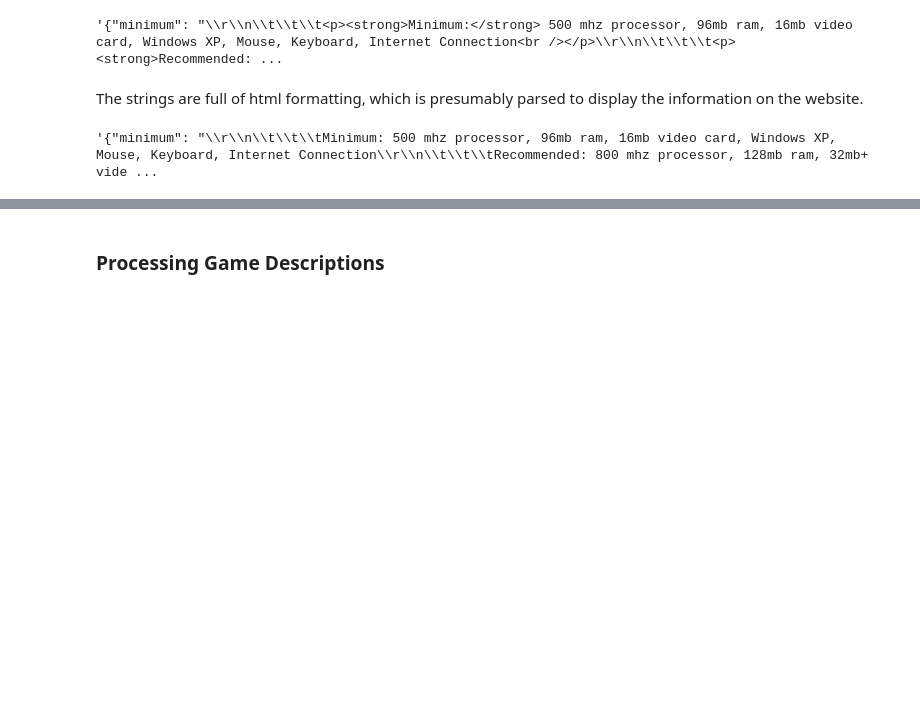
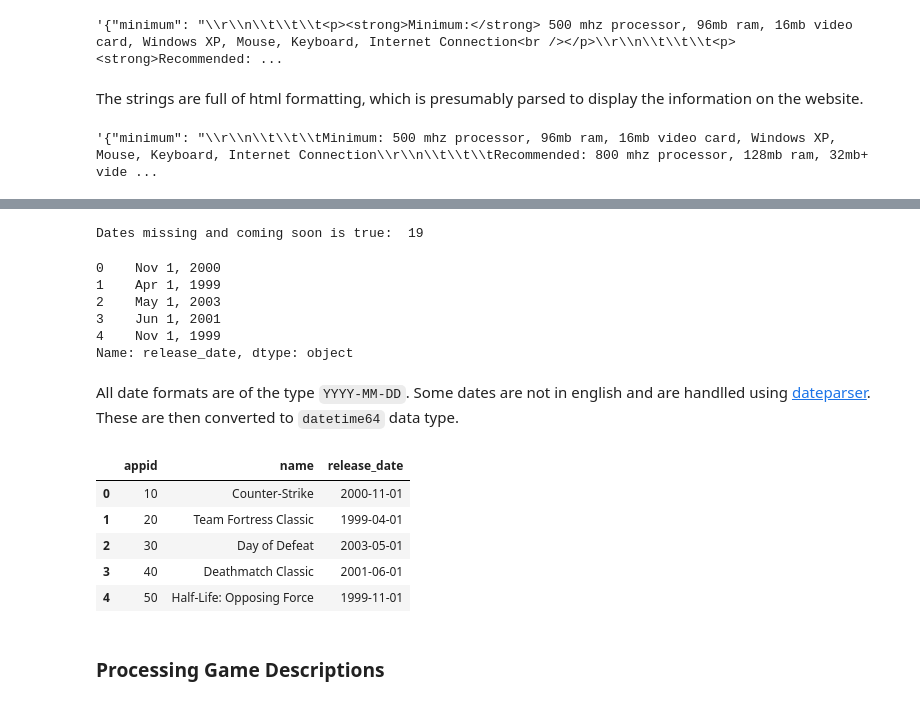
Before and after one commit to DataForgeOpenAIHub/Steam-Sales-Analysis, a Jupyter notebook: steam_sales/notebooks/steam_data_cleaning.ipynb, the cells around one changed output, grey strips where cells are left out. Saved outputs shown, nothing was run; the diff lists cells and outputs as text; code cells hidden in the pictures; blank space fills up the shorter version.

```diff
--- a/steam_sales/notebooks/steam_data_cleaning.ipynb
+++ b/steam_sales/notebooks/steam_data_cleaning.ipynb
@@ -80,12 +80,11 @@ def process_null(df):
     """
     df = df.copy()
 
-    convert_to_none = ["", "none", "null", "N/a", "n/a", '["none"]', '["null"]', "{}"]
+    convert_to_none = ['', 'none', 'null', 'N/a', 'n/a', '["none"]', '["null"]', '{}', ' ']
     df.replace(convert_to_none, None, inplace=True)
 
     return df
 
-
 raw_steam_data = process_null(raw_steam_data)
 # %%
 raw_steam_data.isnull().sum()
@@ -711,19 +674,18 @@ plain_text
 # %%
 def process_requirement(df):
     """
-    Process the requirements column of the given DataFrame by removing HTML tags.
+    Process the requirements column of the given DataFrame.
 
-    Args:
-        df (DataFrame): The input DataFrame containing the 'requirements' column.
+    Parameters:
+    df (DataFrame): The input DataFrame containing the requirements column.
 
     Returns:
-        DataFrame: A copy of the input DataFrame with the 'requirements' column processed.
+    DataFrame: A copy of the input DataFrame with the requirements column processed.
 
     """
     df = df.copy()
-    df["requirements"] = df["requirements"].apply(lambda x: BeautifulSoup(x, "lxml").get_text() if x else "")
+    df['requirements'] = df['requirements'].apply(lambda x: BeautifulSoup(x, 'lxml').get_text() if x else 'Not available')
 
     return df
 
-
 req_df = process_requirement(dlc_df)
@@ -730,2 +694,68 @@ req_df = process_requirement(dlc_df)
+# %%
+print("Dates missing and coming soon is true: ", req_df[req_df['release_date'].isnull() & req_df['coming_soon']==1].shape[0])
+# %% [output]
+Dates missing and coming soon is true:  19
+# %%
+req_df['release_date'].head()
+# %% [output]
+0    Nov 1, 2000
+1    Apr 1, 1999
+2    May 1, 2003
+3    Jun 1, 2001
+4    Nov 1, 1999
+Name: release_date, dtype: object
+# %% [markdown]
+All date formats are of the type `YYYY-MM-DD`. Some dates are not in english and are handlled using [dateparser](https://dateparser.readthedocs.io/en/latest/). These are then converted to `datetime64` data type.
+# %%
+def process_date(df):
+    """
+    Process the release date column in the given DataFrame.
+
+    Args:
+        df (pandas.DataFrame): The DataFrame containing the release date column.
+
+    Returns:
+        pandas.DataFrame: The DataFrame with the release date column processed.
+
+    """
+    df = df.copy()
+
+    def parse_date(date_string):
+        """
+        Parses a date string and returns a pandas datetime object.
+
+        Parameters:
+        date_string (str): The date string to be parsed.
+
+        Returns:
+        pd.Timestamp: A pandas datetime object representing the parsed date.
+
+        """
+        if isinstance(date_string, str):
+            try:
+                date_obj = dateparser.parse(date_string)
+                return pd.to_datetime(date_obj)
+
+            except:
+                date_str = date_string.replace(" ", "")
+                date_str = dateparser.parse(date_str)
+
+                return pd.to_datetime(date_str)
+
+        return pd.NaT
+
+    df['release_date'] = df['release_date'].apply(parse_date)
+
+    return df
+
+date_df = process_date(req_df)
+date_df[['appid', 'name', 'release_date']].head()
+# %% [output]
+|  | appid | name | release_date |
+| 0 | 10 | Counter-Strike | 2000-11-01 |
+| 1 | 20 | Team Fortress Classic | 1999-04-01 |
+| 2 | 30 | Day of Defeat | 2003-05-01 |
+| 3 | 40 | Deathmatch Classic | 2001-06-01 |
+| 4 | 50 | Half-Life: Opposing Force | 1999-11-01 |
 # %% [markdown]
 ### Processing Game Descriptions
```
Also changed, not shown: parts of 53 cells of this notebook.
